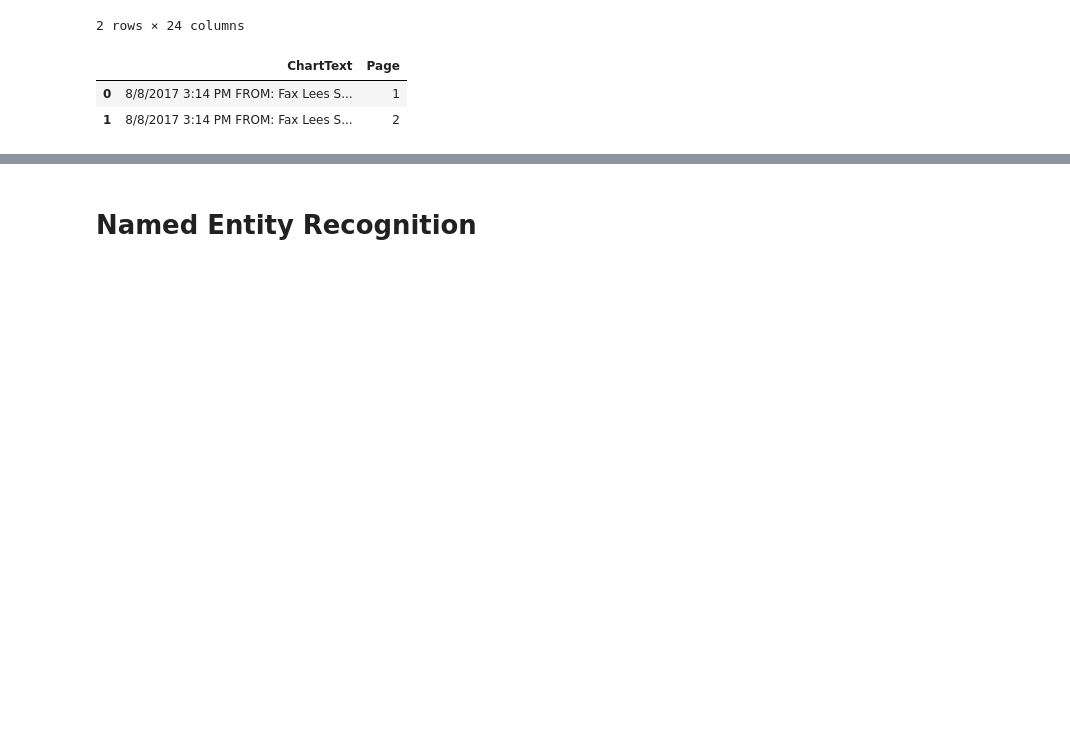
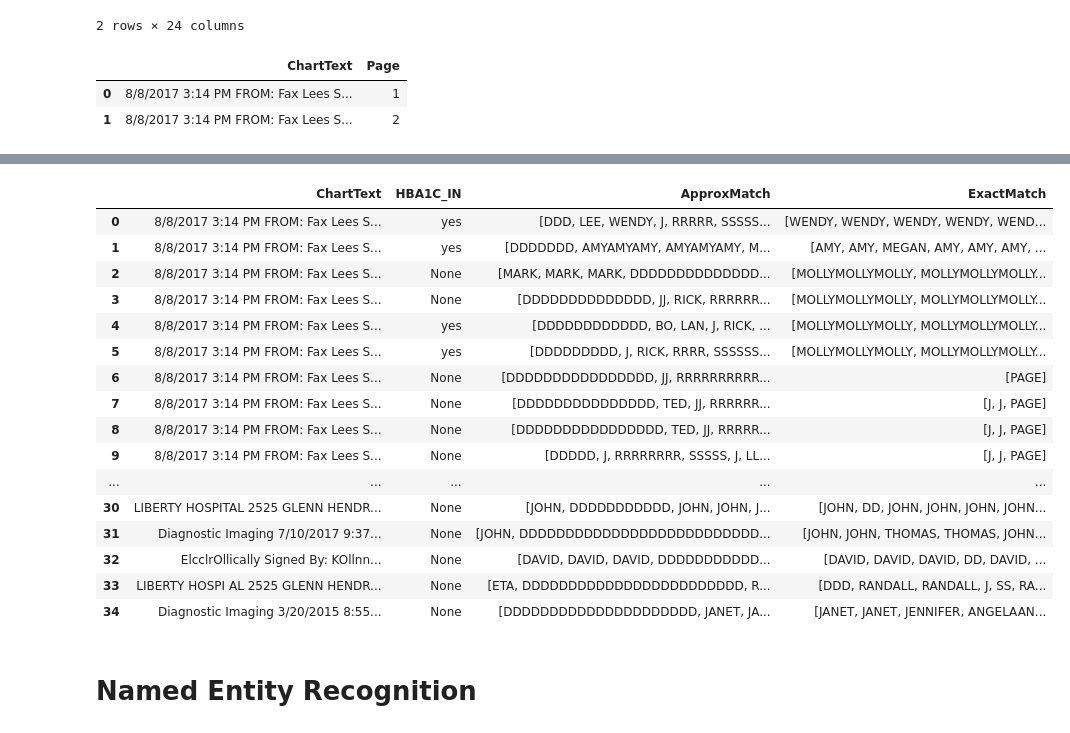
Before and after one commit to saadjanjua/AbstractionAutomation, a Jupyter notebook: Project 4 - Abstraction Text Mining_SJ .ipynb, the cells around one changed output, grey strips where cells are left out. Saved outputs shown, nothing was run; the diff lists cells and outputs as text; code cells hidden in the pictures; blank space fills up the shorter version.

```diff
--- a/Project 4 - Abstraction Text Mining_SJ .ipynb
+++ b/Project 4 - Abstraction Text Mining_SJ .ipynb
@@ -151,4 +151,4 @@ SDS_DF.to_sql("SDS_DF", conn,if_exists="replace")
 pd.read_sql_query("select * from SDS_DF;"   , conn)
 # Create DF for df_NEW
 DF_NEW = pd.read_sql_query("select ChartText,page, CASE WHEN  ChartText  like '%Hemoglobin%' OR ChartText  like '%A1C%' OR ChartText  like '%A 1C' THEN 'yes' ELSE NULL END AS HBA1C_IN from df_NEW;", conn)
-SDS_DF_NEW = pd.read_sql_query("select DOB,MBR_FULL_NM from SDS_DF WHERE MeasureName in('HbA1c Poor Control - >9','HbA1c Poor Control - No Value', 'HbA1c Testing') AND [Num(Admin)] ='Non-Compliant';", conn)
+SDS_NEW = pd.read_sql_query("select DOB,MaxOfMBR_FIRST_NM as MBR_FIRST_NM , MaxOfMBR_LAST_NM as MBR_LAST_NM from SDS_DF WHERE MeasureName in('HbA1c Poor Control - >9','HbA1c Poor Control - No Value', 'HbA1c Testing') AND [Num(Admin)] ='Non-Compliant';", conn)
@@ -159,3 +175,46 @@ DF_NEW
+# %%
+SDS_NEW_DOB=SDS_NEW.DOB
+SDS_NEW_FN=SDS_NEW.MBR_FIRST_NM
+SDS_NEW_LN=SDS_NEW.MBR_LAST_NM
+# %%
+import pandas as pd
+import re
+import operator as op
+from functools import reduce
+
+
+action=SDS_NEW_FN
+
+df=DF_NEW
+
+df=pd.DataFrame({'ChartText':DF_NEW.ChartText,'HBA1C_IN':DF_NEW.HBA1C_IN })
+
+
+df['ApproxMatch']=df['ChartText'].apply(lambda x: [reduce(op.add, re.findall(act,x)) for act in action if re.findall(act,x) != []] )
+
+#using r'\b'+jump+r'\b' to match jump exactly, where \b stands for word boundaries
+
+df['ExactMatch']=df['ChartText'].apply(lambda x: [reduce(op.add, re.findall(r"\b"+act+r"\b",x)) for act in action if re.findall(r"\b"+act+r"\b",x) != []] )
+# %%
+df
+# %% [output]
+|  | ChartText | HBA1C_IN | ApproxMatch | ExactMatch |
+| 0 | 8/8/2017 3:14 PM FROM: Fax Lees S... | yes | [DDD, LEE, WENDY, J, RRRRR, SSSSS... | [WENDY, WENDY, WENDY, WENDY, WEND... |
+| 1 | 8/8/2017 3:14 PM FROM: Fax Lees S... | yes | [DDDDDDD, AMYAMYAMY, AMYAMYAMY, M... | [AMY, AMY, MEGAN, AMY, AMY, AMY, ... |
+| 2 | 8/8/2017 3:14 PM FROM: Fax Lees S... | None | [MARK, MARK, MARK, DDDDDDDDDDDDDD... | [MOLLYMOLLYMOLLY, MOLLYMOLLYMOLLY... |
+| 3 | 8/8/2017 3:14 PM FROM: Fax Lees S... | None | [DDDDDDDDDDDDDD, JJ, RICK, RRRRRR... | [MOLLYMOLLYMOLLY, MOLLYMOLLYMOLLY... |
+| 4 | 8/8/2017 3:14 PM FROM: Fax Lees S... | yes | [DDDDDDDDDDDD, BO, LAN, J, RICK, ... | [MOLLYMOLLYMOLLY, MOLLYMOLLYMOLLY... |
+| 5 | 8/8/2017 3:14 PM FROM: Fax Lees S... | yes | [DDDDDDDDD, J, RICK, RRRR, SSSSSS... | [MOLLYMOLLYMOLLY, MOLLYMOLLYMOLLY... |
+| 6 | 8/8/2017 3:14 PM FROM: Fax Lees S... | None | [DDDDDDDDDDDDDDDD, JJ, RRRRRRRRRR... | [PAGE] |
+| 7 | 8/8/2017 3:14 PM FROM: Fax Lees S... | None | [DDDDDDDDDDDDDDD, TED, JJ, RRRRRR... | [J, J, PAGE] |
+| 8 | 8/8/2017 3:14 PM FROM: Fax Lees S... | None | [DDDDDDDDDDDDDDDD, TED, JJ, RRRRR... | [J, J, PAGE] |
+| 9 | 8/8/2017 3:14 PM FROM: Fax Lees S... | None | [DDDDD, J, RRRRRRRR, SSSSS, J, LL... | [J, J, PAGE] |
+| ... | ... | ... | ... | ... |
+| 30 | LIBERTY HOSPITAL 2525 GLENN HENDR... | None | [JOHN, DDDDDDDDDDD, JOHN, JOHN, J... | [JOHN, DD, JOHN, JOHN, JOHN, JOHN... |
+| 31 | Diagnostic Imaging 7/10/2017 9:37... | None | [JOHN, DDDDDDDDDDDDDDDDDDDDDDDDDD... | [JOHN, JOHN, THOMAS, THOMAS, JOHN... |
+| 32 | ElcclrOllically Signed By: KOllnn... | None | [DAVID, DAVID, DAVID, DDDDDDDDDDD... | [DAVID, DAVID, DAVID, DD, DAVID, ... |
+| 33 | LIBERTY HOSPI AL 2525 GLENN HENDR... | None | [ETA, DDDDDDDDDDDDDDDDDDDDDDDD, R... | [DDD, RANDALL, RANDALL, J, SS, RA... |
+| 34 | Diagnostic Imaging 3/20/2015 8:55... | None | [DDDDDDDDDDDDDDDDDDDDD, JANET, JA... | [JANET, JANET, JENNIFER, ANGELAAN... |
 # %% [markdown]
 # Named Entity Recognition
 # %%
```
Also changed, not shown: parts of 3 cells of this notebook.
